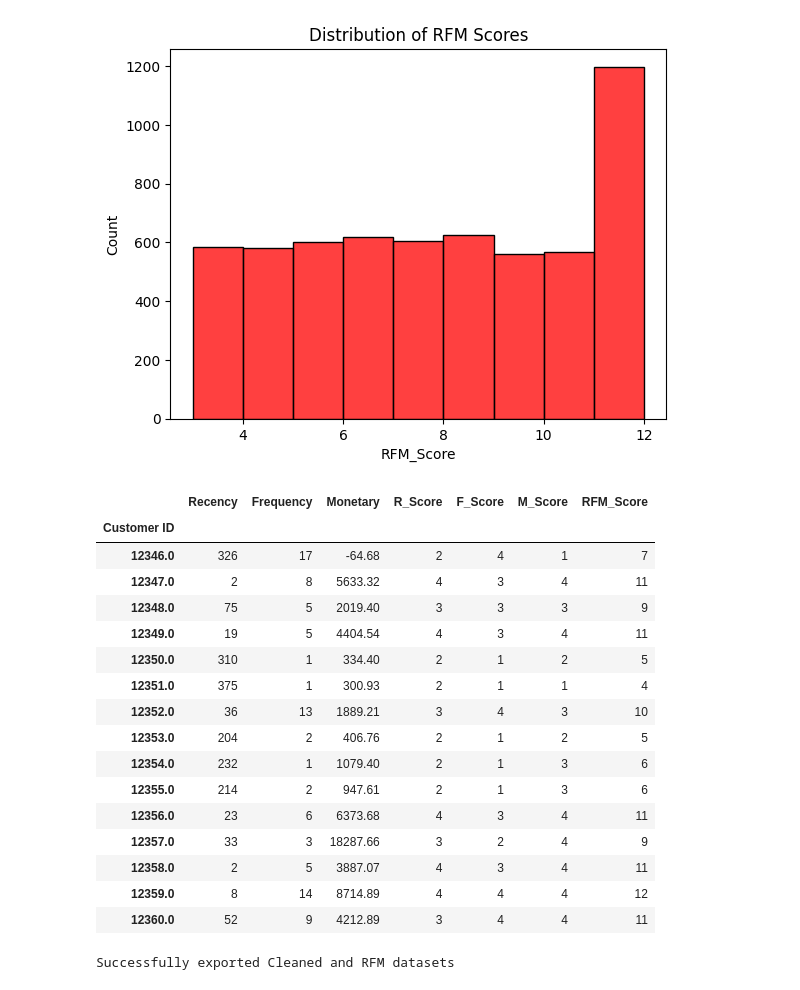
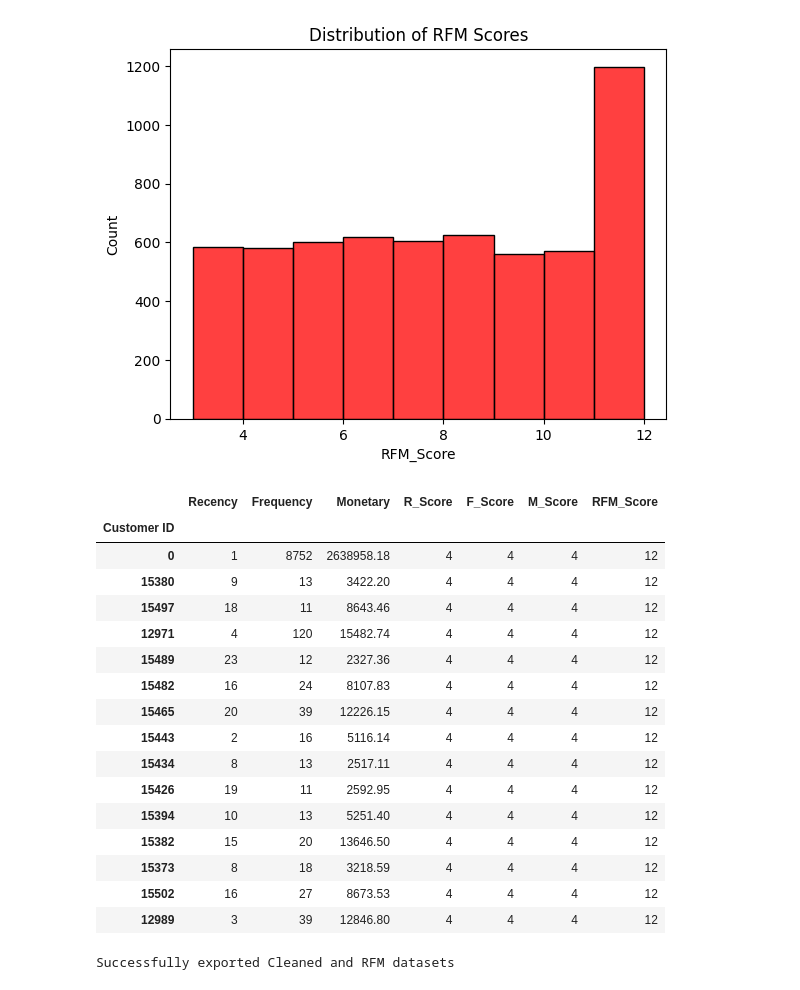
Before and after one commit to grant-britchford/Amos-Giftwares, a Jupyter notebook: Notebook/Online Retail EDA.ipynb, the cells around one changed output. Cells and saved outputs as stored; diff of their text form; code cells hidden in the pictures.

```diff
--- a/Notebook/Online Retail EDA.ipynb
+++ b/Notebook/Online Retail EDA.ipynb
@@ -77,4 +119,4 @@ dtype: int64
 # %%
 # Clean up null values
 
-df.dropna(subset=['Customer ID'])
+df['Customer ID'] = pd.to_numeric(df['Customer ID'].fillna(0), downcast='integer')
@@ -95,3 +123,7 @@ df.dropna(subset=['Customer ID'])
+# %%
+# Change data type
+
+df['Customer ID'] = df['Customer ID'].astype(int)
 # %%
 # Remove cancelled invoices that were seen during pre-analysis
 
@@ -261,25 +296,27 @@ plt.show()
 # %%
 # View top 15 of dataset
 
-rfm.head(15)
+rfm_sort = rfm.sort_values(by='RFM_Score', ascending=False)
+
+rfm_sort.head(15)
 # %% [output]
 |  | Recency | Frequency | Monetary | R_Score | F_Score | M_Score | RFM_Score |
 | Customer ID |  |  |  |  |  |  |  |
-| 12346.0 | 326 | 17 | -64.68 | 2 | 4 | 1 | 7 |
-| 12347.0 | 2 | 8 | 5633.32 | 4 | 3 | 4 | 11 |
-| 12348.0 | 75 | 5 | 2019.40 | 3 | 3 | 3 | 9 |
-| 12349.0 | 19 | 5 | 4404.54 | 4 | 3 | 4 | 11 |
-| 12350.0 | 310 | 1 | 334.40 | 2 | 1 | 2 | 5 |
-| 12351.0 | 375 | 1 | 300.93 | 2 | 1 | 1 | 4 |
-| 12352.0 | 36 | 13 | 1889.21 | 3 | 4 | 3 | 10 |
-| 12353.0 | 204 | 2 | 406.76 | 2 | 1 | 2 | 5 |
-| 12354.0 | 232 | 1 | 1079.40 | 2 | 1 | 3 | 6 |
-| 12355.0 | 214 | 2 | 947.61 | 2 | 1 | 3 | 6 |
-| 12356.0 | 23 | 6 | 6373.68 | 4 | 3 | 4 | 11 |
-| 12357.0 | 33 | 3 | 18287.66 | 3 | 2 | 4 | 9 |
-| 12358.0 | 2 | 5 | 3887.07 | 4 | 3 | 4 | 11 |
-| 12359.0 | 8 | 14 | 8714.89 | 4 | 4 | 4 | 12 |
-| 12360.0 | 52 | 9 | 4212.89 | 3 | 4 | 4 | 11 |
+| 0 | 1 | 8752 | 2638958.18 | 4 | 4 | 4 | 12 |
+| 15380 | 9 | 13 | 3422.20 | 4 | 4 | 4 | 12 |
+| 15497 | 18 | 11 | 8643.46 | 4 | 4 | 4 | 12 |
+| 12971 | 4 | 120 | 15482.74 | 4 | 4 | 4 | 12 |
+| 15489 | 23 | 12 | 2327.36 | 4 | 4 | 4 | 12 |
+| 15482 | 16 | 24 | 8107.83 | 4 | 4 | 4 | 12 |
+| 15465 | 20 | 39 | 12226.15 | 4 | 4 | 4 | 12 |
+| 15443 | 2 | 16 | 5116.14 | 4 | 4 | 4 | 12 |
+| 15434 | 8 | 13 | 2517.11 | 4 | 4 | 4 | 12 |
+| 15426 | 19 | 11 | 2592.95 | 4 | 4 | 4 | 12 |
+| 15394 | 10 | 13 | 5251.40 | 4 | 4 | 4 | 12 |
+| 15382 | 15 | 20 | 13646.50 | 4 | 4 | 4 | 12 |
+| 15373 | 8 | 18 | 3218.59 | 4 | 4 | 4 | 12 |
+| 15502 | 16 | 27 | 8673.53 | 4 | 4 | 4 | 12 |
+| 12989 | 3 | 39 | 12846.80 | 4 | 4 | 4 | 12 |
 # %%
 # Export the cleaned and RFM datasets
 
```
Also changed, not shown: parts of 8 cells of this notebook, 2 other files.
